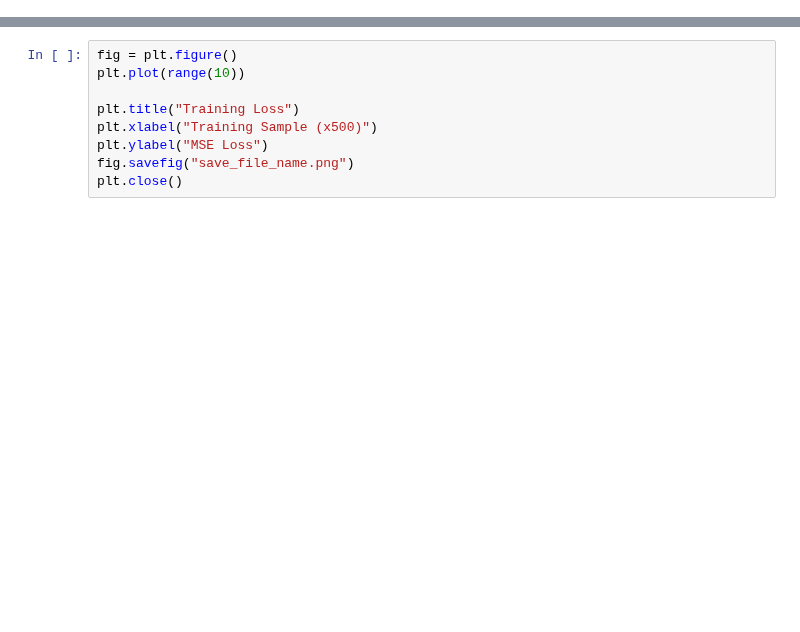
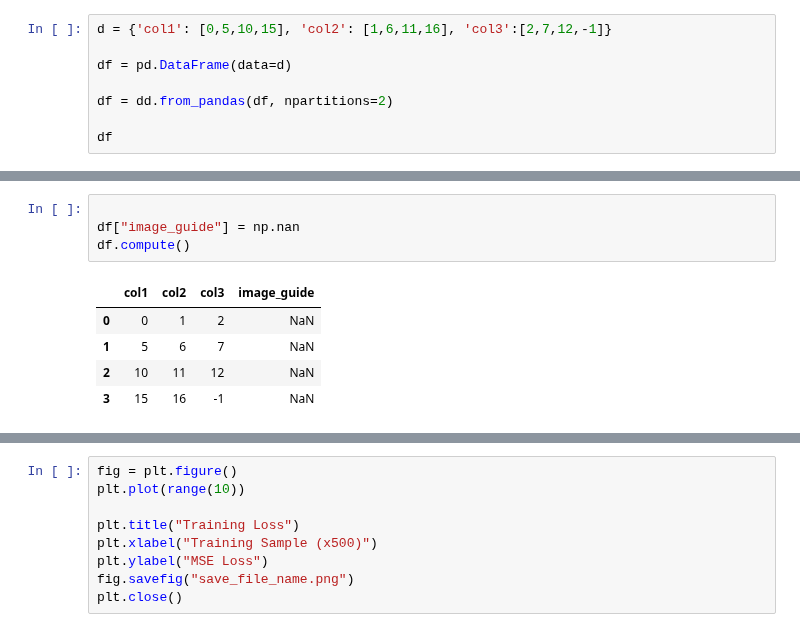
Before and after one commit to AhmedGamal411/DiffusionSpeech2Face, a Jupyter notebook: test.ipynb, the cells around one changed output, grey strips where cells are left out. Saved outputs shown, nothing was run; the diff lists cells and outputs as text; blank space fills up the shorter version.

```diff
--- a/test.ipynb
+++ b/test.ipynb
@@ -0,0 +11,8 @@
+# %%
+d = {'col1': [0,5,10,15], 'col2': [1,6,11,16], 'col3':[2,7,12,-1]}
+
+df = pd.DataFrame(data=d)
+
+df = dd.from_pandas(df, npartitions=2)
+
+df
@@ -0,0 +27,10 @@
+# %%
+
+df["image_guide"] = np.nan
+df.compute()
+# %% [output]
+|  | col1 | col2 | col3 | image_guide |
+| 0 | 0 | 1 | 2 | NaN |
+| 1 | 5 | 6 | 7 | NaN |
+| 2 | 10 | 11 | 12 | NaN |
+| 3 | 15 | 16 | -1 | NaN |
```
Also changed, not shown: parts of 25 cells of this notebook, 7 other files.
